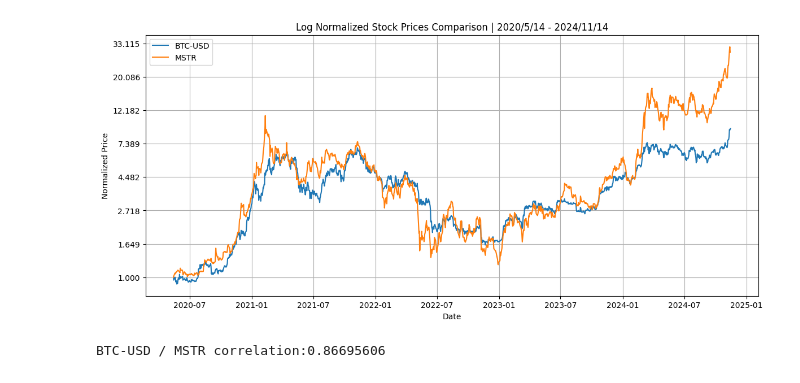
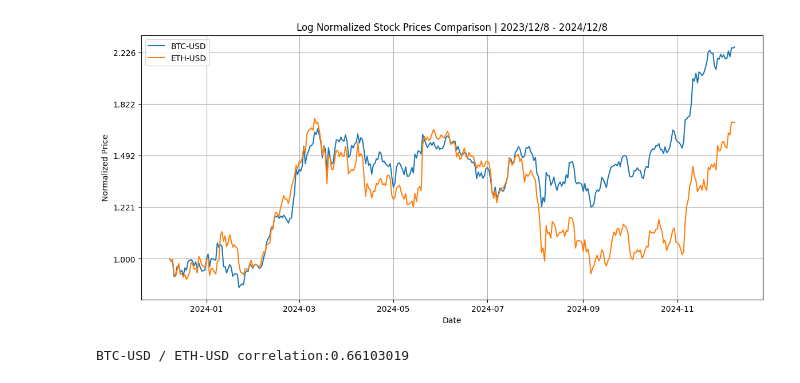
Before and after one commit to ivandimitrovkyulev/Notebooks, a Jupyter notebook: sample/comparison.ipynb, the cells around one changed output. Saved outputs shown, nothing was run; the diff lists cells and outputs as text; code cells hidden in the pictures.

```diff
--- a/sample/comparison.ipynb
+++ b/sample/comparison.ipynb
@@ -18,13 +18,13 @@ pd.set_option("display.float_format", "{:,.2f}".format)
 # %%
 assets = plotting.compare_assets(
     [
         "BTC-USD",
-        "MSTR",
+        "ETH-USD",
     ],
-    start_date=[2020, 5, 14],
-    end_date=[2024, 11, 14],
+    start_date=[2023, 12, 8],
+    end_date=[2024, 12, 8],
     log_scale=True,
 )
 # %% [output]
-[figure, old version]
+[figure, new version]
-BTC-USD / MSTR correlation:0.86695606
+BTC-USD / ETH-USD correlation:0.66103019
```
Also changed, not shown: parts of 3 cells of this notebook, 17 other files.
